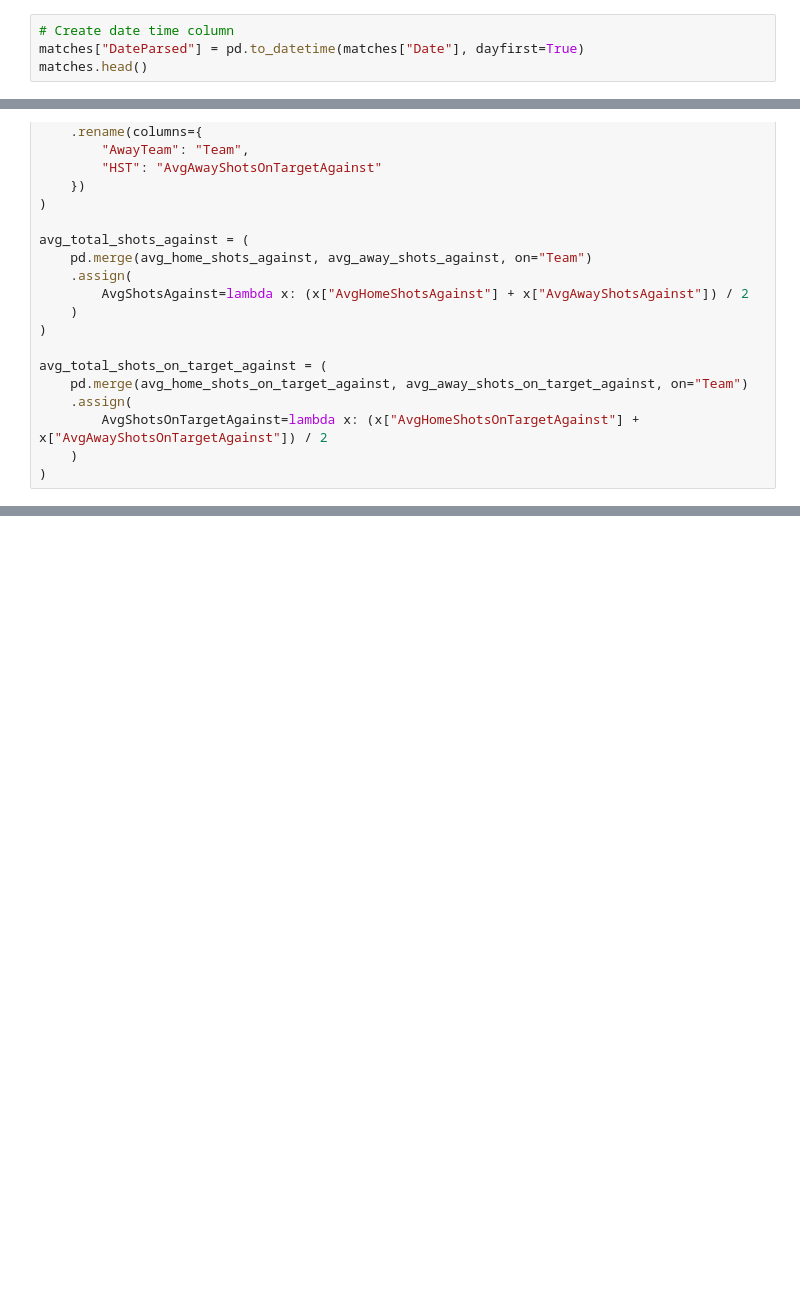
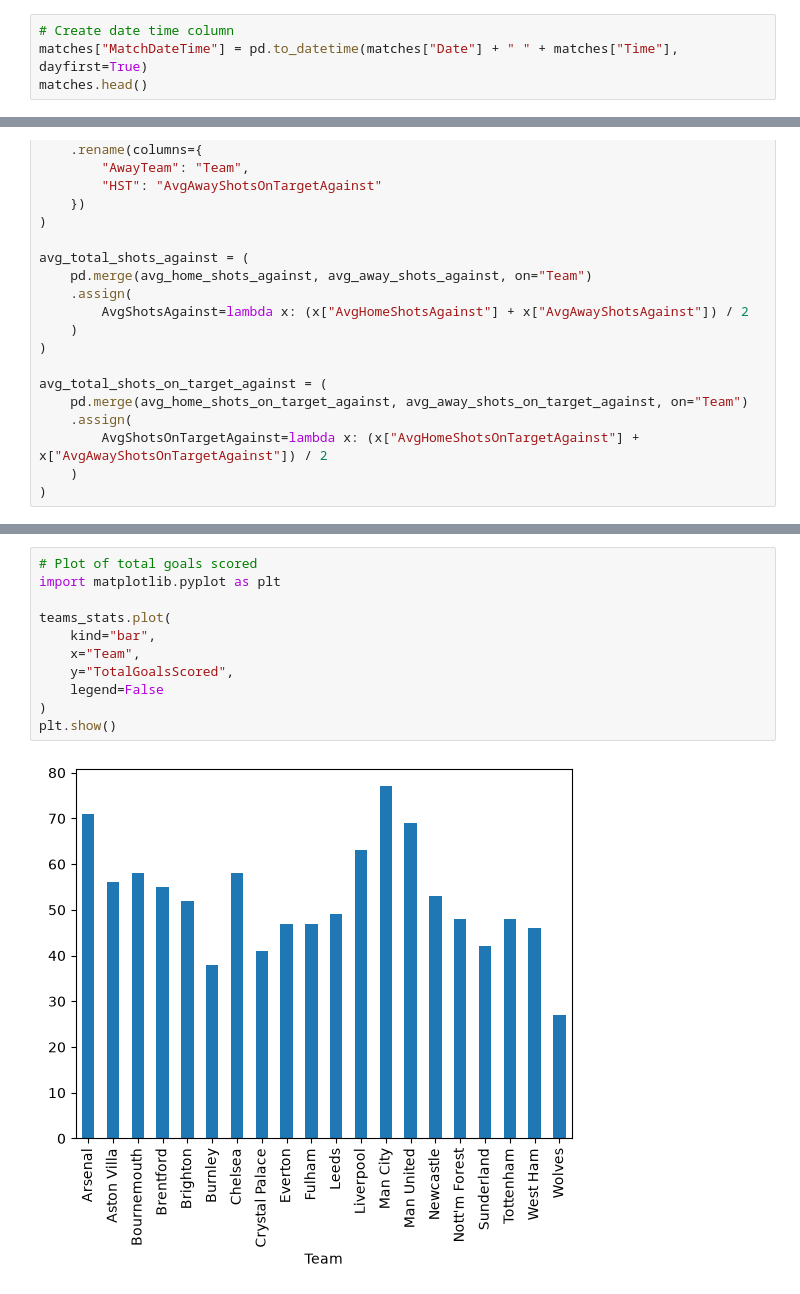
Before and after one commit to hphillips9/football-analysis, a Jupyter notebook: notebooks/01_data_exploration.ipynb, the cells around one changed output, grey strips where cells are left out. Cells and saved outputs as stored; diff of their text form; blank space fills up the shorter version.

Commit message:
Project0/Added plots for goals and shots for and against

```diff
--- a/notebooks/01_data_exploration.ipynb
+++ b/notebooks/01_data_exploration.ipynb
@@ -13,7 +13,7 @@ matches.head()
 5 rows × 132 columns
 # %%
 # Create date time column
-matches["DateParsed"] = pd.to_datetime(matches["Date"], dayfirst=True)
+matches["MatchDateTime"] = pd.to_datetime(matches["Date"] + " " + matches["Time"], dayfirst=True)
 matches.head()
 # %% [output]
 |  | Div | Date | Time | HomeTeam | AwayTeam | FTHG | FTAG | FTR | HTHG | HTAG | ... | ... |
@@ -288,3 +288,16 @@ teams_stats
 | 17 | Tottenham | 22 | 26 | 48 | 31 | 26 | ... |
 | 18 | West Ham | 27 | 19 | 46 | 30 | 35 | ... |
 | 19 | Wolves | 19 | 8 | 27 | 34 | 34 | ... |
+# %%
+# Plot of total goals scored
+import matplotlib.pyplot as plt
+
+teams_stats.plot(
+    kind="bar",
+    x="Team",
+    y="TotalGoalsScored",
+    legend=False
+)
+plt.show()
+# %% [output]
+[figure, added]
```
Also changed, not shown: parts of 3 cells of this notebook.
